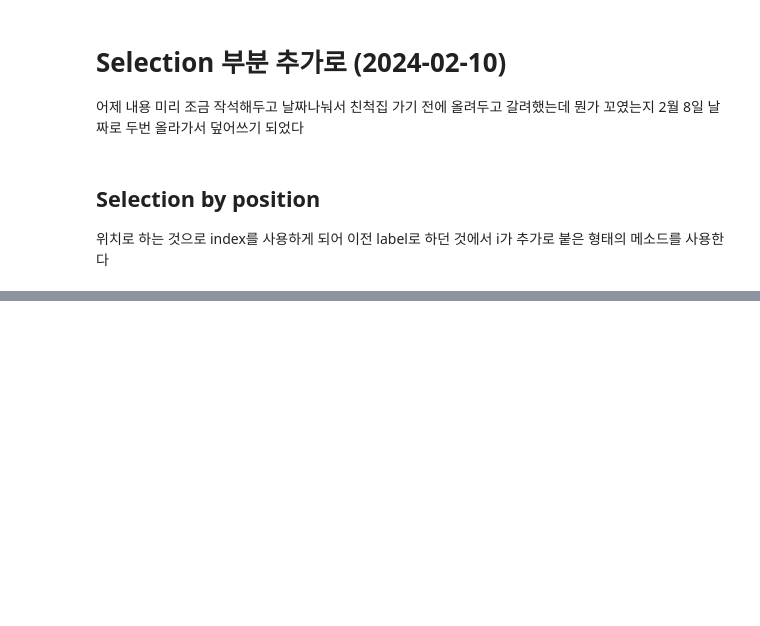
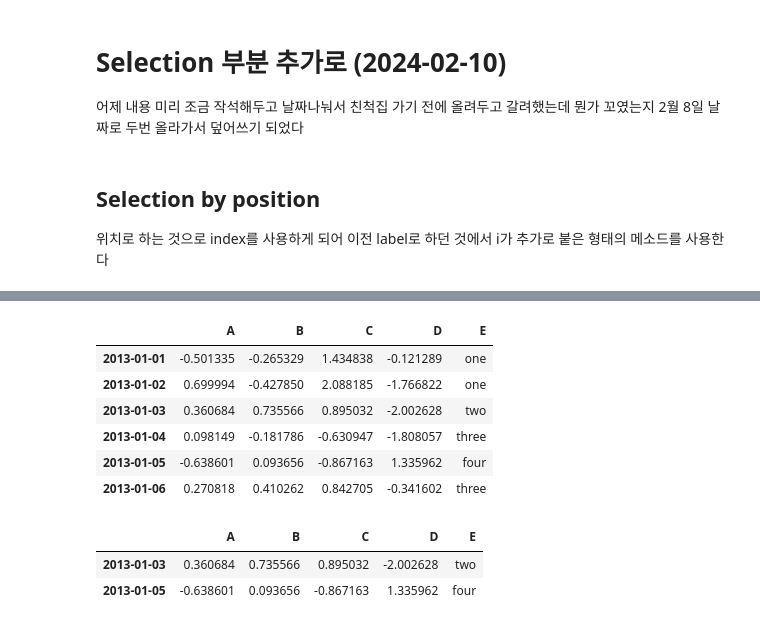
Before and after one commit to kyeob1107/pandas_til, a Jupyter notebook: local_getting_used_pandas.ipynb, the cells around one changed output, grey strips where cells are left out. Saved outputs shown, nothing was run; the diff lists cells and outputs as text; code cells hidden in the pictures; blank space fills up the shorter version.

```diff
--- a/local_getting_used_pandas.ipynb
+++ b/local_getting_used_pandas.ipynb
@@ -849,0 +1814,18 @@ print(df.iat[1,1])
+# %%
+df2 = df.copy()
+df2["E"] = ["one", "one", "two", "three", "four", "three"]
+df2
+# %% [output]
+|  | A | B | C | D | E |
+| 2013-01-01 | -0.501335 | -0.265329 | 1.434838 | -0.121289 | one |
+| 2013-01-02 | 0.699994 | -0.427850 | 2.088185 | -1.766822 | one |
+| 2013-01-03 | 0.360684 | 0.735566 | 0.895032 | -2.002628 | two |
+| 2013-01-04 | 0.098149 | -0.181786 | -0.630947 | -1.808057 | three |
+| 2013-01-05 | -0.638601 | 0.093656 | -0.867163 | 1.335962 | four |
+| 2013-01-06 | 0.270818 | 0.410262 | 0.842705 | -0.341602 | three |
+# %%
+df2[df2["E"].isin(["two", "four"])]
+# %% [output]
+|  | A | B | C | D | E |
+| 2013-01-03 | 0.360684 | 0.735566 | 0.895032 | -2.002628 | two |
+| 2013-01-05 | -0.638601 | 0.093656 | -0.867163 | 1.335962 | four |
```
Also changed, not shown: parts of 135 cells of this notebook.
